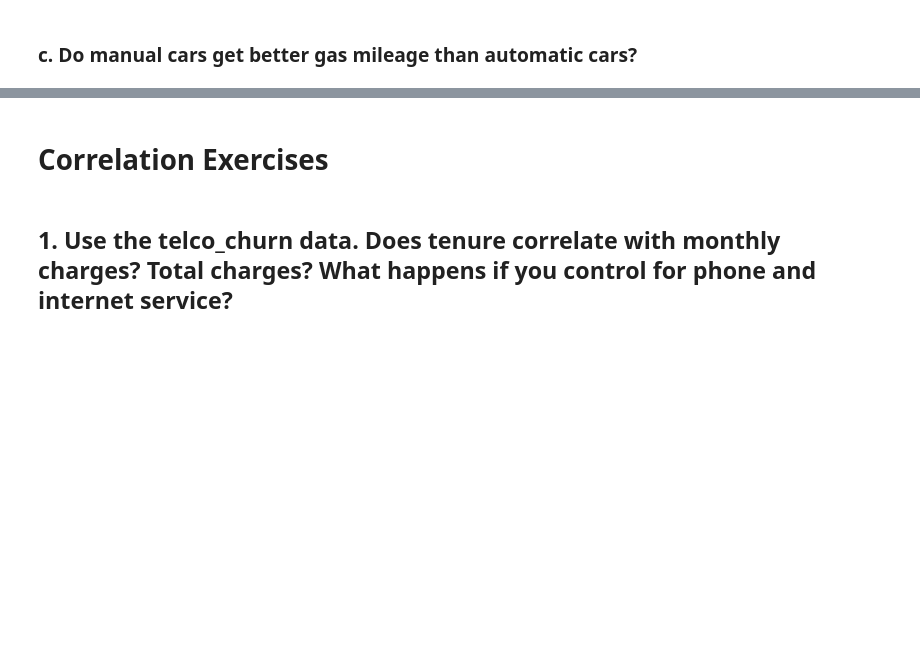
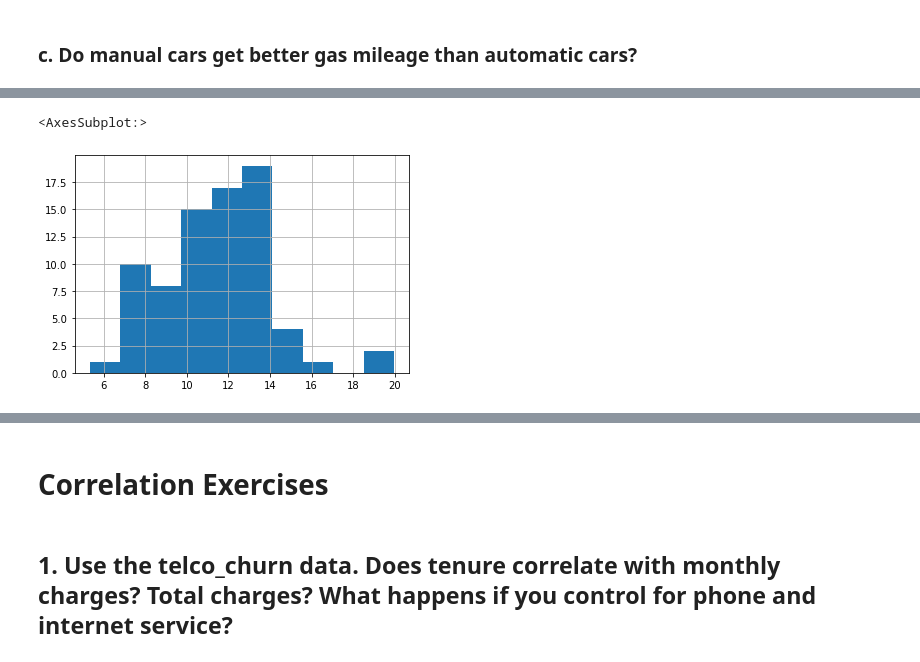
Before and after one commit to greg-maggard/statistics_exercises, a Jupyter notebook: hypothesis_testing.ipynb, the cells around one changed output, grey strips where cells are left out. Cells and saved outputs as stored; diff of their text form; code cells hidden in the pictures; blank space fills up the shorter version.

```diff
--- a/hypothesis_testing.ipynb
+++ b/hypothesis_testing.ipynb
@@ -134,0 +158,2 @@ p / 2 < α
+# %%
+mpg['combined_mileage'] = ((mpg.cty * .45) + (mpg.hwy * .55)) / 2
@@ -135,6 +176,9 @@ p / 2 < α
 # %%
-mpg_manl = (mpg[mpg.trans.startswith('a')].cty + mpg[mpg.trans.startswith('a')]) / 2
-mpg_auto = (mpg[mpg.trans == 'a*'].cty + mpg[mpg.trans == 'a*'].hwy) / 2
-
-t, p = stats.ttest_1samp(mpg_manl, mpg_auto)
+mpg_manl = mpg[mpg['trans'].str.contains('manual')].combined_mileage
+mpg_auto = mpg[mpg['trans'].str.contains('auto')].combined_mileage
+# %%
+mpg_manl.hist()
+# %% [output]
+<AxesSubplot:>
+[figure, added]
 # %%
```
Also changed, not shown: parts of 57 cells of this notebook, 3 other files.
